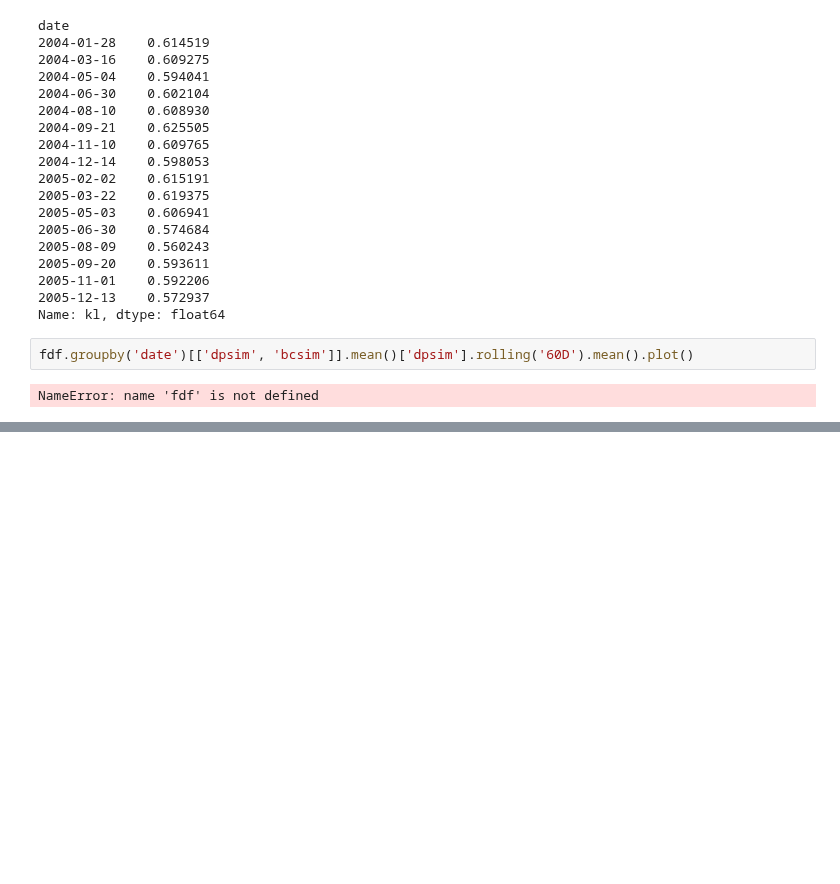
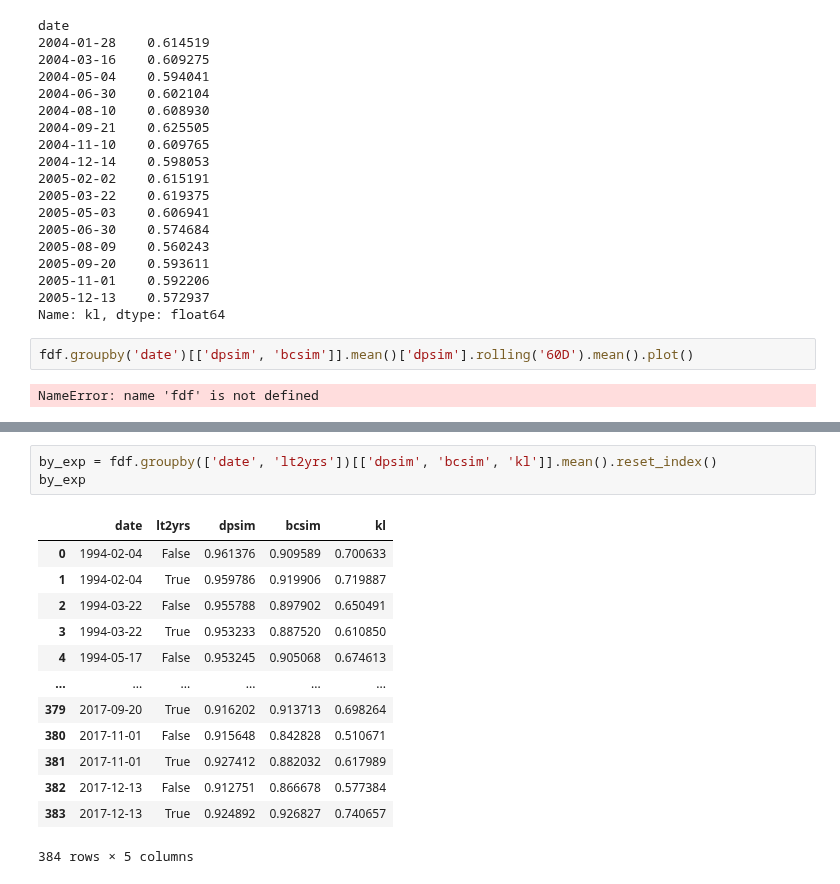
Before and after one commit to bendurham441/fed-nlp, a Jupyter notebook: conformity.ipynb, the cells around one changed output, grey strips where cells are left out. Cells and saved outputs as stored; diff of their text form; blank space fills up the shorter version.

```diff
--- a/conformity.ipynb
+++ b/conformity.ipynb
@@ -134,0 +159,17 @@ NameError: name 'fdf' is not defined
+# %%
+by_exp = fdf.groupby(['date', 'lt2yrs'])[['dpsim', 'bcsim', 'kl']].mean().reset_index()
+by_exp
+# %% [output]
+|  | date | lt2yrs | dpsim | bcsim | kl |
+| 0 | 1994-02-04 | False | 0.961376 | 0.909589 | 0.700633 |
+| 1 | 1994-02-04 | True | 0.959786 | 0.919906 | 0.719887 |
+| 2 | 1994-03-22 | False | 0.955788 | 0.897902 | 0.650491 |
+| 3 | 1994-03-22 | True | 0.953233 | 0.887520 | 0.610850 |
+| 4 | 1994-05-17 | False | 0.953245 | 0.905068 | 0.674613 |
+| ... | ... | ... | ... | ... | ... |
+| 379 | 2017-09-20 | True | 0.916202 | 0.913713 | 0.698264 |
+| 380 | 2017-11-01 | False | 0.915648 | 0.842828 | 0.510671 |
+| 381 | 2017-11-01 | True | 0.927412 | 0.882032 | 0.617989 |
+| 382 | 2017-12-13 | False | 0.912751 | 0.866678 | 0.577384 |
+| 383 | 2017-12-13 | True | 0.924892 | 0.926827 | 0.740657 |
+384 rows × 5 columns
```
Also changed, not shown: parts of 10 cells of this notebook, 2 other files.
